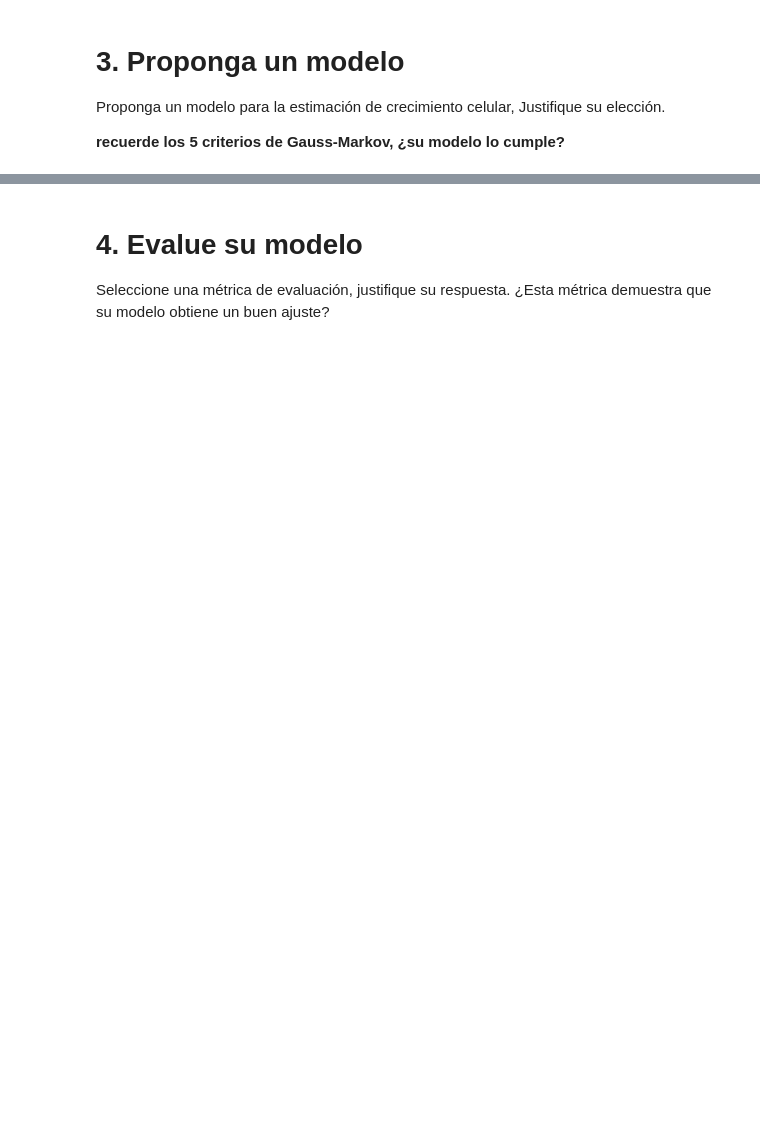
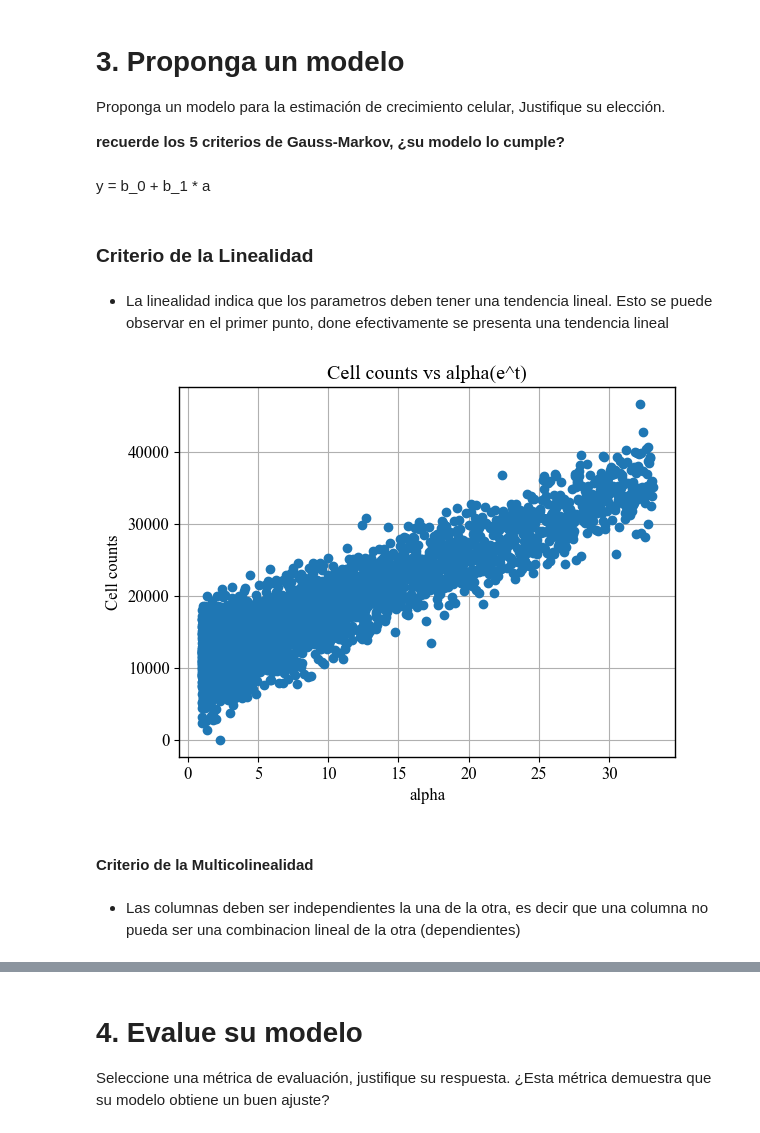
Before and after one commit to MateoPissarello/lineal-regression-ecoli, a Jupyter notebook: Parcial 1.ipynb, the cells around one changed output, grey strips where cells are left out. Drawn from its saved outputs; the diff is of its cells as text; code cells hidden in the pictures; blank space fills up the shorter version.

```diff
--- a/Parcial 1.ipynb
+++ b/Parcial 1.ipynb
@@ -100,6 +109,24 @@ plt.grid(True)
 Proponga un modelo para la estimación de crecimiento celular, Justifique su elección.
 
 **recuerde los 5 criterios de Gauss-Markov, ¿su modelo lo cumple?**
+# %% [markdown]
+y = b_0 + b_1 * a
+# %% [markdown]
+### **Criterio de la Linealidad**
+# %% [markdown]
+- La linealidad indica que los parametros deben tener una tendencia lineal. Esto se puede observar en el primer punto, done efectivamente se presenta una tendencia lineal
+# %%
+plt.title('Cell counts vs alpha(e^t)')
+plt.plot(alpha, y, 'o')
+plt.xlabel('alpha')
+plt.ylabel('Cell counts')
+plt.grid(True)
+# %% [output]
+[figure, added]
+# %% [markdown]
+#### **Criterio de la Multicolinealidad**
+# %% [markdown]
+- Las columnas deben ser independientes la una de la otra, es decir que una columna no pueda ser una combinacion lineal de la otra (dependientes)
 # %%
 time = data['Time(h)'].to_numpy()
 cell_volume = data['Cell volume(nL)'].to_numpy()
```
Also changed, not shown: parts of 28 cells of this notebook.
